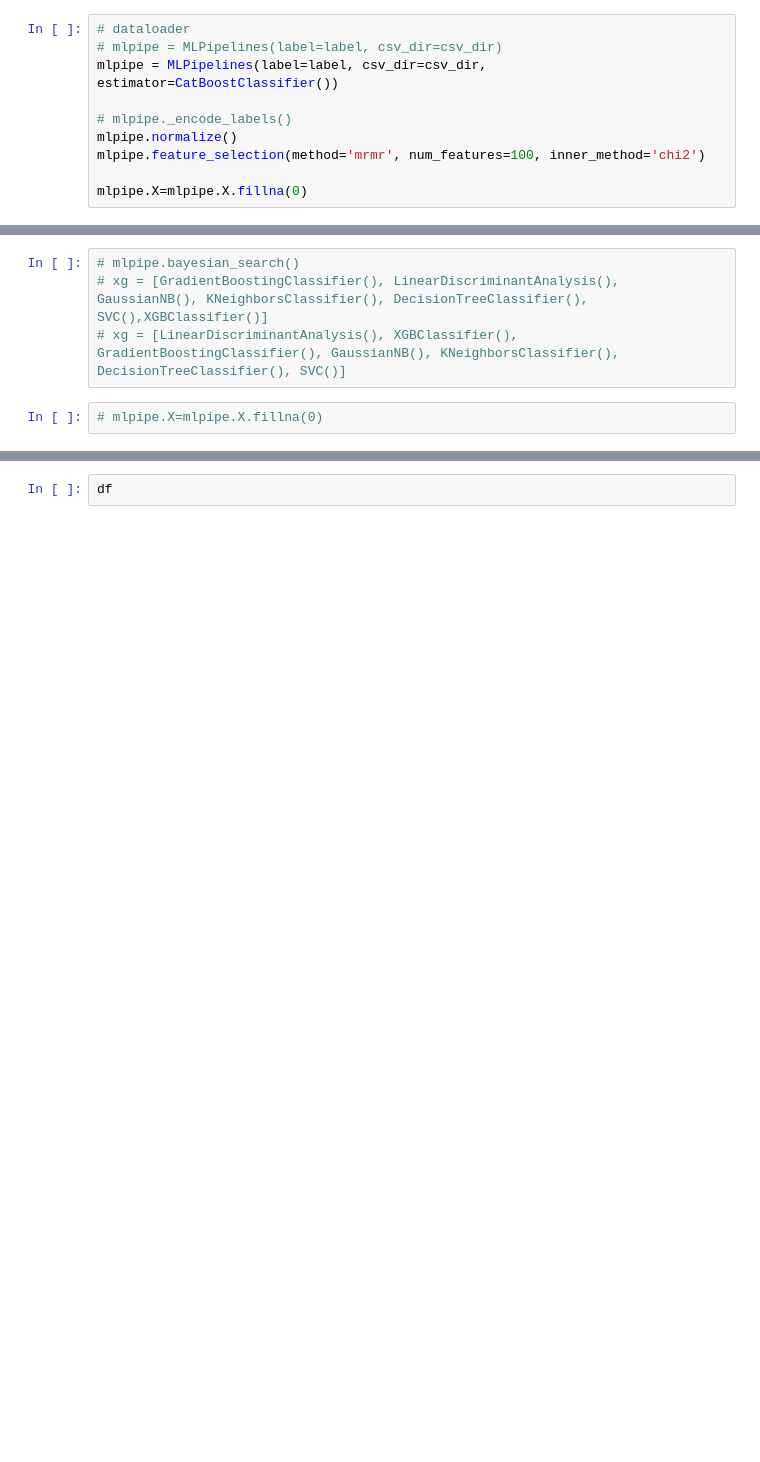
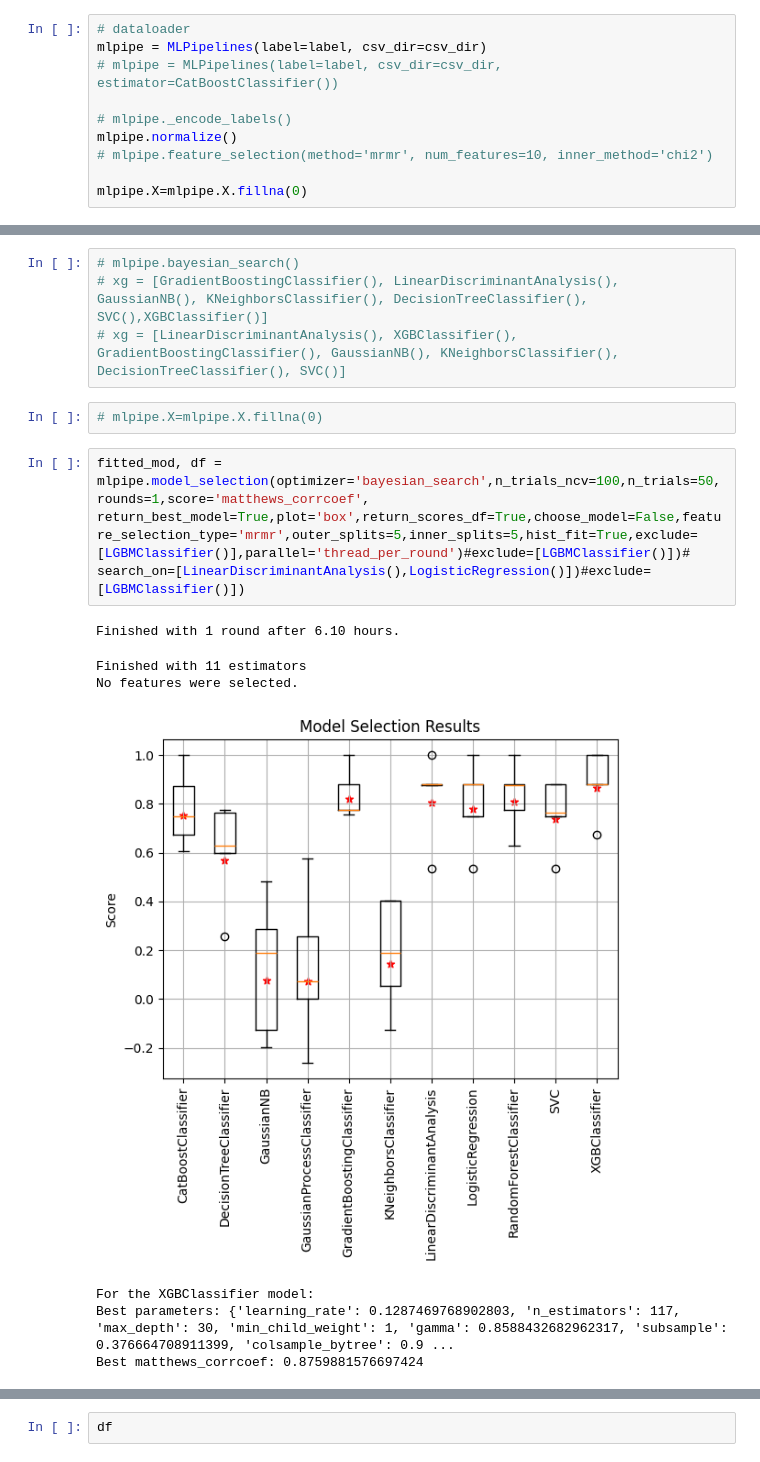
Before and after one commit to costasmexis/AI4META, a Jupyter notebook: main.ipynb, the cells around one changed output, grey strips where cells are left out. Drawn from its saved outputs; the diff is of its cells as text; blank space fills up the shorter version.

```diff
--- a/main.ipynb
+++ b/main.ipynb
@@ -33,11 +32,11 @@ The autoreload extension is already loaded. To reload it, use:
 # %%
 # dataloader
-# mlpipe = MLPipelines(label=label, csv_dir=csv_dir)
-mlpipe = MLPipelines(label=label, csv_dir=csv_dir, estimator=CatBoostClassifier())
+mlpipe = MLPipelines(label=label, csv_dir=csv_dir)
+# mlpipe = MLPipelines(label=label, csv_dir=csv_dir, estimator=CatBoostClassifier())
 
 # mlpipe._encode_labels()
 mlpipe.normalize()
-mlpipe.feature_selection(method='mrmr', num_features=100, inner_method='chi2')
+# mlpipe.feature_selection(method='mrmr', num_features=10, inner_method='chi2')
 
 mlpipe.X=mlpipe.X.fillna(0)
 # %% [output]
@@ -48,4 +48,14 @@ Label mapping: {0: 'Factor1:CASE', 1: 'Factor1:CONTROL'}
 # xg = [LinearDiscriminantAnalysis(), XGBClassifier(), GradientBoostingClassifier(), GaussianNB(), KNeighborsClassifier(), DecisionTreeClassifier(), SVC()]
 # %%
 # mlpipe.X=mlpipe.X.fillna(0)
+# %%
+fitted_mod, df = mlpipe.model_selection(optimizer='bayesian_search',n_trials_ncv=100,n_trials=50,rounds=1,score='matthews_corrcoef', return_best_model=True,plot='box',return_scores_df=True,choose_model=False,feature_selection_type='mrmr',outer_splits=5,inner_splits=5,hist_fit=True,exclude=[LGBMClassifier()],parallel='thread_per_round')#exclude=[LGBMClassifier()])# search_on=[LinearDiscriminantAnalysis(),LogisticRegression()])#exclude=[LGBMClassifier()])
+# %% [output]
+Finished with 1 round after 6.10 hours.
+Finished with 11 estimators
+No features were selected.
+[figure, added]
+For the XGBClassifier model:
+Best parameters: {'learning_rate': 0.1287469768902803, 'n_estimators': 117, 'max_depth': 30, 'min_child_weight': 1, 'gamma': 0.8588432682962317, 'subsample': 0.376664708911399, 'colsample_bytree': 0.9 ...
+Best matthews_corrcoef: 0.8759881576697424
 # %%
```
Also changed, not shown: parts of 7 cells of this notebook, 3 other files.
